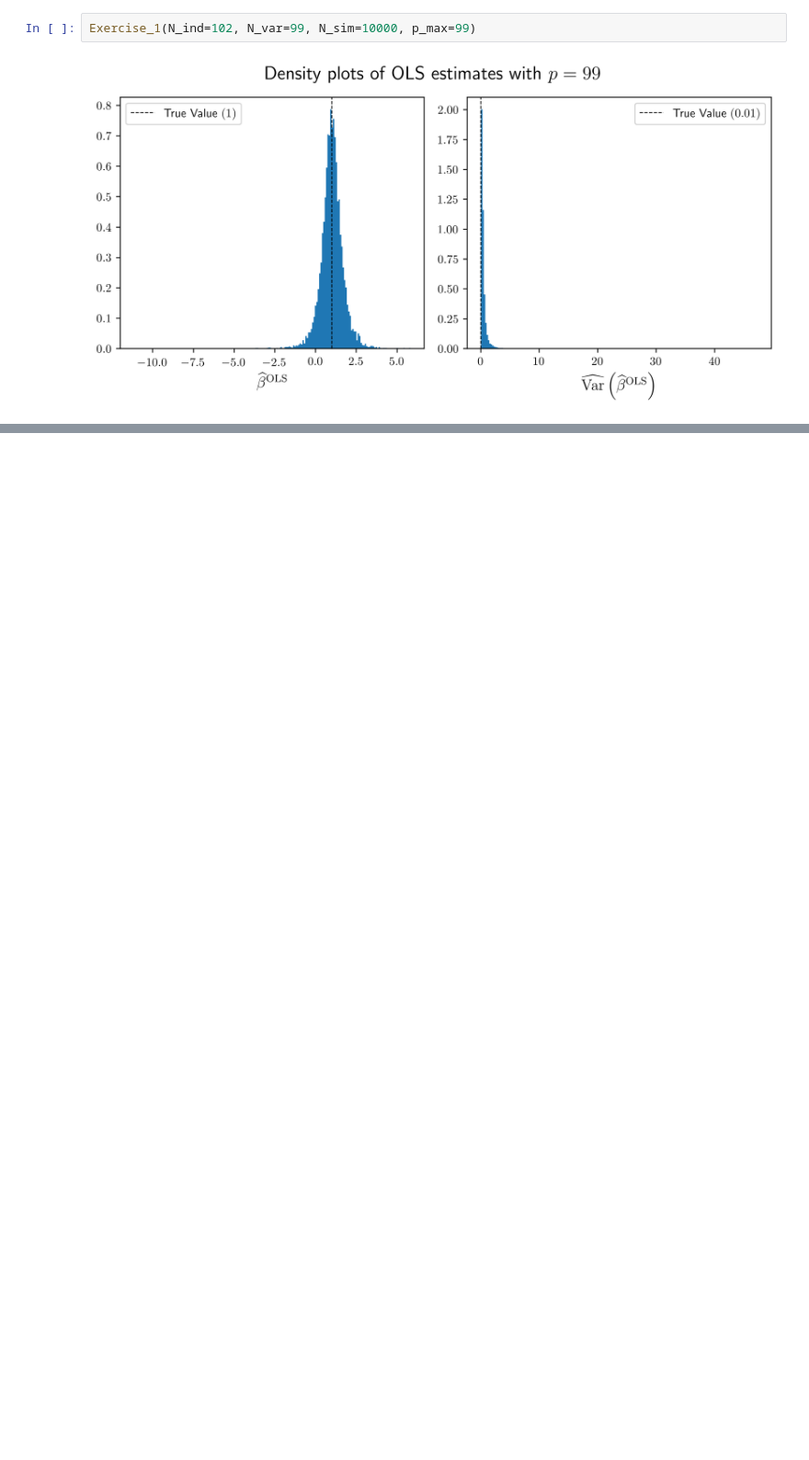
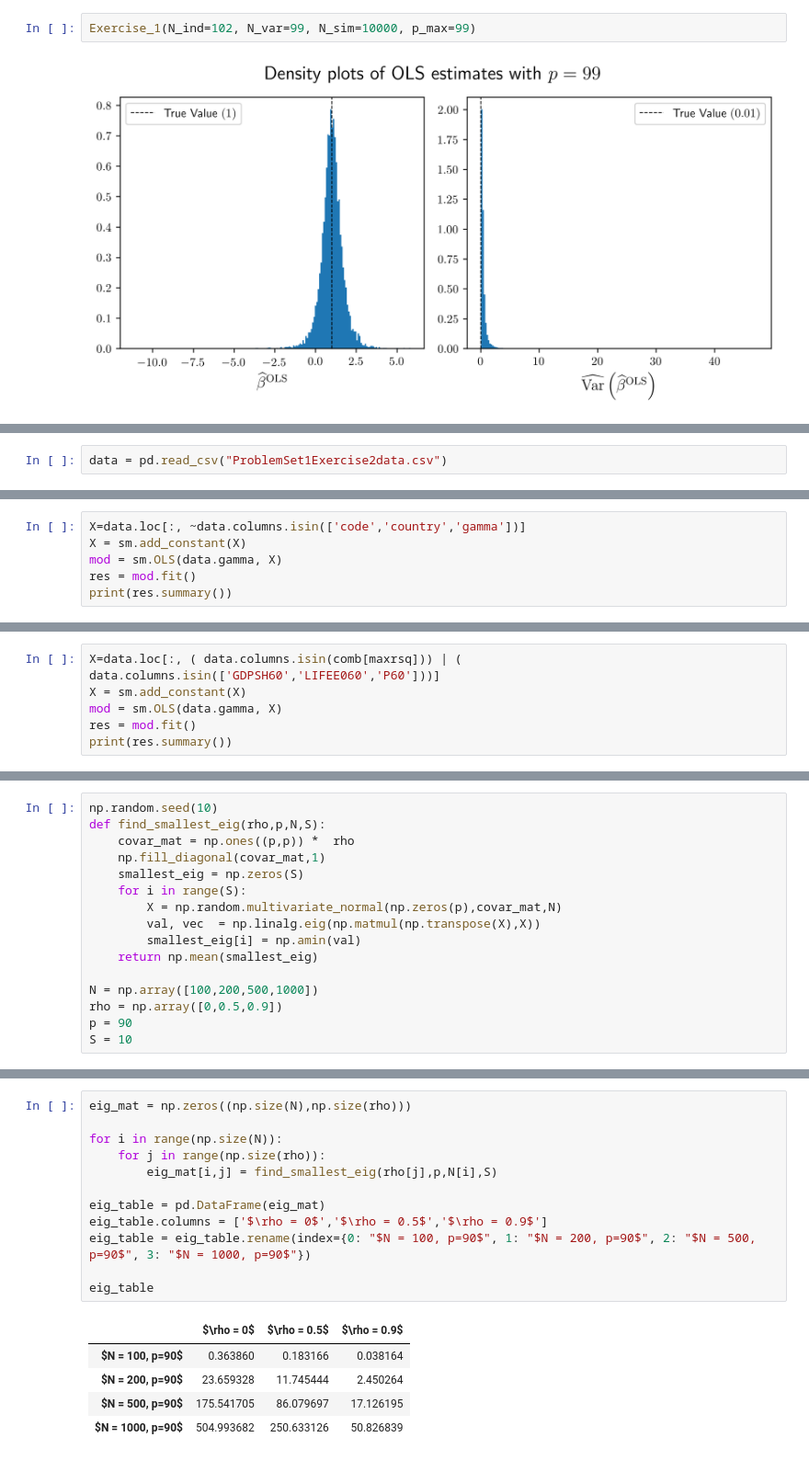
Before and after one commit to arjungecon/VAEMetrics, a Jupyter notebook: Problem Set 1/31703PS1AGTT.ipynb, the cells around one changed output, grey strips where cells are left out. Shown: that part at 92% size. Cells and saved outputs as stored; diff of their text form; blank space fills up the shorter version.

```diff
--- a/Problem Set 1/31703PS1AGTT.ipynb
+++ b/Problem Set 1/31703PS1AGTT.ipynb
@@ -113,0 +116,2 @@ Exercise_1(N_ind=102, N_var=99, N_sim=10000, p_max=99)
+# %%
+data = pd.read_csv("ProblemSet1Exercise2data.csv")
@@ -113,0 +150,6 @@ Exercise_1(N_ind=102, N_var=99, N_sim=10000, p_max=99)
+# %%
+X=data.loc[:, ~data.columns.isin(['code','country','gamma'])]
+X = sm.add_constant(X)
+mod = sm.OLS(data.gamma, X)
+res = mod.fit()
+print(res.summary())
@@ -113,0 +195,6 @@ Exercise_1(N_ind=102, N_var=99, N_sim=10000, p_max=99)
+# %%
+X=data.loc[:, ( data.columns.isin(comb[maxrsq])) | ( data.columns.isin(['GDPSH60','LIFEE060','P60']))]
+X = sm.add_constant(X)
+mod = sm.OLS(data.gamma, X)
+res = mod.fit()
+print(res.summary())
@@ -113,0 +231,16 @@ Exercise_1(N_ind=102, N_var=99, N_sim=10000, p_max=99)
+# %%
+np.random.seed(10)
+def find_smallest_eig(rho,p,N,S):
+    covar_mat = np.ones((p,p)) *  rho
+    np.fill_diagonal(covar_mat,1)
+    smallest_eig = np.zeros(S)
+    for i in range(S):
+        X = np.random.multivariate_normal(np.zeros(p),covar_mat,N)
+        val, vec  = np.linalg.eig(np.matmul(np.transpose(X),X))
+        smallest_eig[i] = np.amin(val)
+    return np.mean(smallest_eig)
+
+N = np.array([100,200,500,1000])
+rho = np.array([0,0.5,0.9])
+p = 90
+S = 10
@@ -113,0 +251,18 @@ Exercise_1(N_ind=102, N_var=99, N_sim=10000, p_max=99)
+# %%
+eig_mat = np.zeros((np.size(N),np.size(rho)))
+
+for i in range(np.size(N)):
+    for j in range(np.size(rho)):
+        eig_mat[i,j] = find_smallest_eig(rho[j],p,N[i],S)
+
+eig_table = pd.DataFrame(eig_mat)
+eig_table.columns = ['$\rho = 0$','$\rho = 0.5$','$\rho = 0.9$']
+eig_table = eig_table.rename(index={0: "$N = 100, p=90$", 1: "$N = 200, p=90$", 2: "$N = 500, p=90$", 3: "$N = 1000, p=90$"})
+
+eig_table
+# %% [output]
+|  | $\rho = 0$ | $\rho = 0.5$ | $\rho = 0.9$ |
+| $N = 100, p=90$ | 0.363860 | 0.183166 | 0.038164 |
+| $N = 200, p=90$ | 23.659328 | 11.745444 | 2.450264 |
+| $N = 500, p=90$ | 175.541705 | 86.079697 | 17.126195 |
+| $N = 1000, p=90$ | 504.993682 | 250.633126 | 50.826839 |
```
Also changed, not shown: parts of 16 cells of this notebook.
